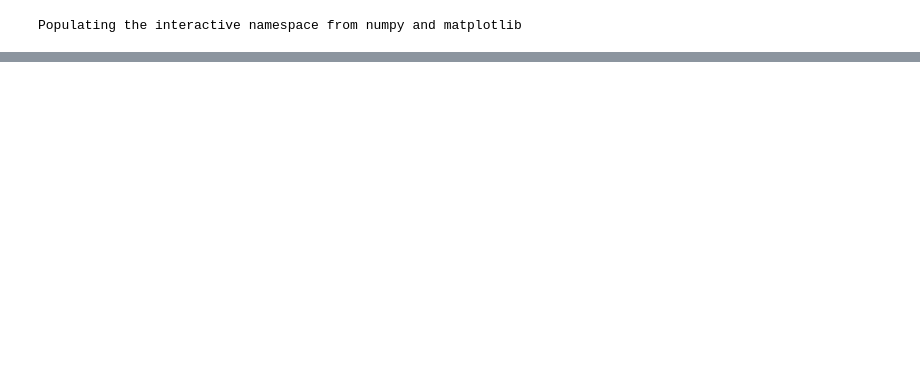
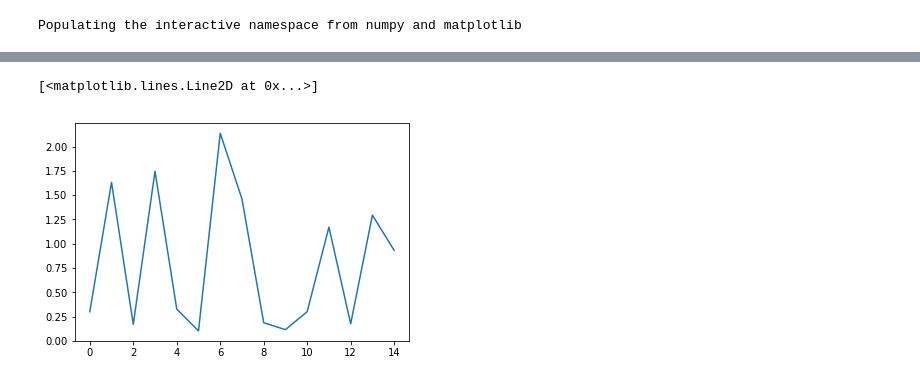
Before and after one commit to aksholokhov/bachelor_thesis, a Jupyter notebook: FastControl.ipynb, the cells around one changed output, grey strips where cells are left out. Cells and saved outputs as stored; diff of their text form; code cells hidden in the pictures; blank space fills up the shorter version.

```diff
--- a/FastControl.ipynb
+++ b/FastControl.ipynb
@@ -94,0 +108,22 @@ plot(log["P_Q_difference"])
+# %%
+rho_y = 1
+rho_w = 1
+rho_z = 1
+pi = (ones(n)/3).reshape((n, 1))
+H = zeros((n,n,n,n))
+pipi_t = pi.dot(pi.T)
+for i in range(n):
+    H[i, i, :, :] += rho_y*ones((n, n))
+    H[i, :, i, :] += rho_z*ones((n, n))
+    H[i, :, :, i] += rho_w*pipi_t
+
+P = eye(n) + 0.0001*randn(n, n)
+l2, v2 = sorted(zip(*eig(P.T.dot(P))), key=lambda x: x[0], reverse=True)[1]
+pinv_comp = P.T.dot(linalg.pinv(l2*eye(n) - P.T.dot(P)))
+
+for i in range(n):
+    for j in range(n):
+        ans = 4*v2.dot(P[:, i])*pinv_comp
+        ans[i, :] += v2
+        H[i, j, :, :] += v2[j]*ans
+np.linalg.tensorinv(H)
@@ -94,0 +157,12 @@ plot(log["P_Q_difference"])
+# %%
+from scipy.optimize import minimize
+
+pi_old = array([0, 1, 0])
+q = arange(3)+1
+s = 3
+f = lambda x: norm(x - pi_old)**2
+
+cons = [{"type": "eq", "fun": lambda x: x.dot(q) - s},
+        {"type": "eq", "fun": lambda x: x.dot(ones(3)) - 1}]
+bnds = [(0, None) for _ in range(3)]
+res = minimize(f, (1, 0,0), method='SLSQP', bounds=bnds, constraints=tuple(cons))
@@ -94,0 +181,9 @@ plot(log["P_Q_difference"])
+# %%
+def find_pi_new(pi_old, q, s):
+    n = len(q)
+    f = lambda x: norm(x - pi_old)**2
+    cons = [{"type": "eq", "fun": lambda x: x.dot(q) - s},
+            {"type": "eq", "fun": lambda x: x.dot(ones(n)) - 1}]
+    bnds = [(0, None) for _ in range(n)]
+    res = minimize(f, pi_old, method='SLSQP', bounds=bnds, constraints=tuple(cons))
+    return res.x
@@ -94,0 +248,5 @@ plot(log["P_Q_difference"])
+# %%
+plot(sol)
+# %% [output]
+[<matplotlib.lines.Line2D at 0x...>]
+[figure, added]
```
Also changed, not shown: parts of 22 cells of this notebook, 3 other files.
